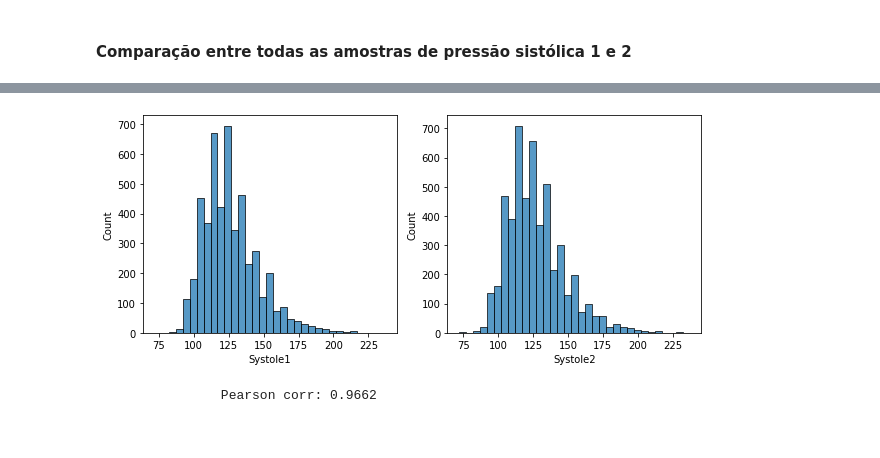
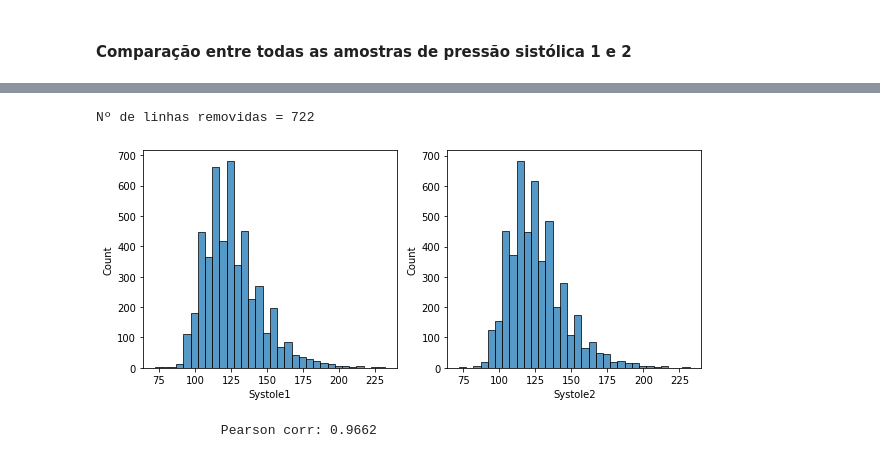
Before and after one commit to vitorp4/Ciencia-de-Dados, a Jupyter notebook: Projeto1.ipynb, the cells around one changed output, grey strips where cells are left out. Cells and saved outputs as stored; diff of their text form; code cells hidden in the pictures.

```diff
--- a/Projeto1.ipynb
+++ b/Projeto1.ipynb
@@ -135,8 +186,13 @@ dtype: int64
+# %%
+df1 = df[(df['Systole1'].notna()) & (df['Systole2'].notna())]
+print('Nº de linhas removidas = {}'.format(df.shape[0] - df1.shape[0]))
+# %% [output]
+Nº de linhas removidas = 722
 # %%
 fig, axes = plt.subplots(1,2, figsize=(10,4), sharex=True)
-sns.histplot(data=df, x='Systole1', binwidth=5, ax=axes[0])
-sns.histplot(data=df, x='Systole2', binwidth=5, ax=axes[1])
+sns.histplot(data=df1, x='Systole1', binwidth=5, ax=axes[0])
+sns.histplot(data=df1, x='Systole2', binwidth=5, ax=axes[1])
 plt.show()
 # %% [output]
-[figure, old version]
+[figure, new version]
 # %%
```
Also changed, not shown: parts of 63 cells of this notebook.
